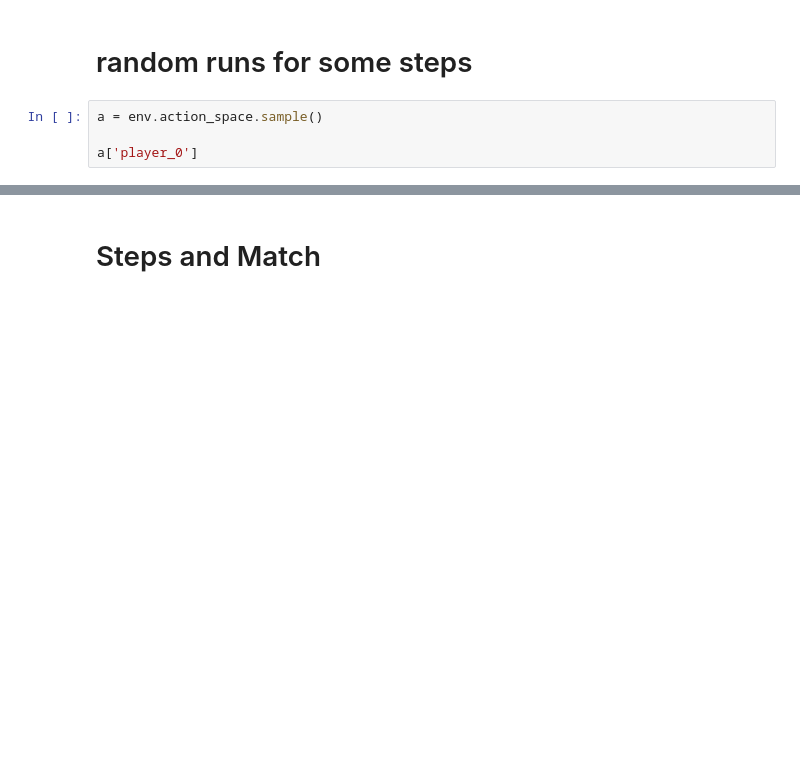
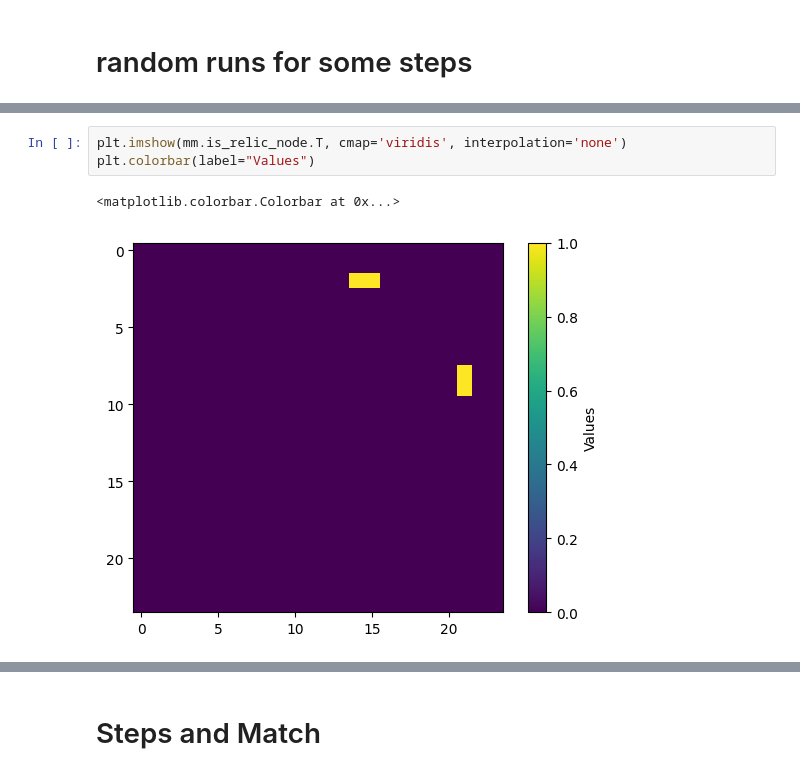
Before and after one commit to flynnwang/eco_bang_bang, a Jupyter notebook: notebook/LuxS3-env-explore.ipynb, the cells around one changed output, grey strips where cells are left out. Drawn from its saved outputs; the diff is of its cells as text; blank space fills up the shorter version.

```diff
--- a/notebook/LuxS3-env-explore.ipynb
+++ b/notebook/LuxS3-env-explore.ipynb
@@ -35,6 +125,2 @@ info['full_params']
 # %% [markdown]
 # random runs for some steps
-# %%
-a = env.action_space.sample()
-
-a['player_0']
@@ -86,0 +284,6 @@ dir(player)
+# %%
+plt.imshow(mm.is_relic_node.T, cmap='viridis', interpolation='none')
+plt.colorbar(label="Values")
+# %% [output]
+<matplotlib.colorbar.Colorbar at 0x...>
+[figure, added]
```
Also changed, not shown: parts of 23 cells of this notebook, 4 other files.
